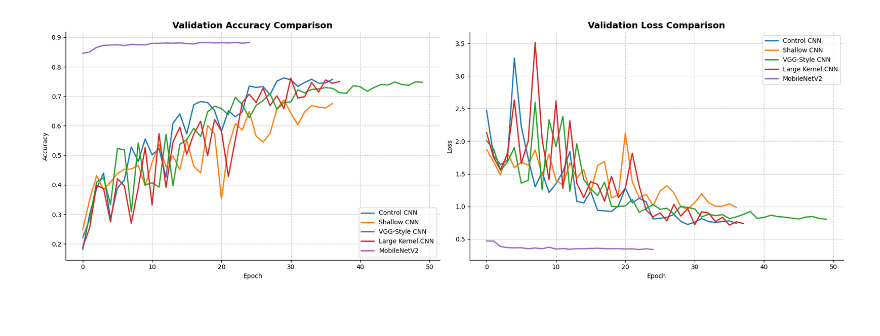
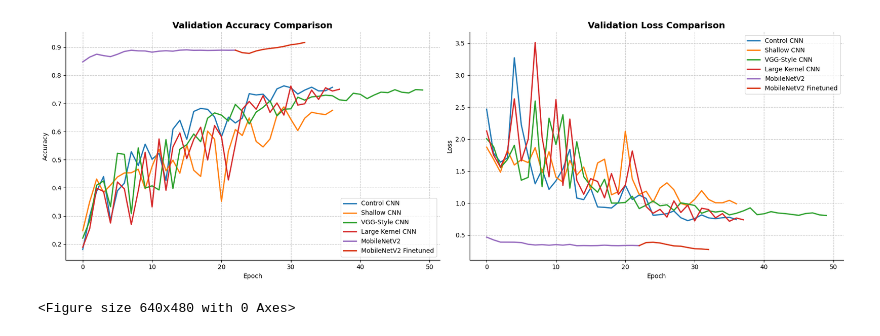
Before and after one commit to kvbek/garbage-sorting-nn, a Jupyter notebook: src/03_analysis.ipynb, the cells around one changed output. Drawn from its saved outputs; the diff is of its cells as text; code cells hidden in the pictures.

Commit message:
Updated analysis and model architecture files

```diff
--- a/src/03_analysis.ipynb
+++ b/src/03_analysis.ipynb
@@ -6,52 +19,80 @@ import os
 # Define the models and where to find their CSV logs
 # Update the paths if your files are named differently!
 models_to_plot = {
-    'Control CNN': '../logs/experiments/control_history.csv',
-    'Shallow CNN': '../logs/experiments/shallow_history.csv',
-    'VGG-Style CNN': '../logs/experiments/vgg_style_history.csv',
-    'Large Kernel CNN': '../logs/experiments/large_kernel_history.csv',
-    'MobileNetV2': '../logs/mobile_net_v2_history.csv' # Adjust this path if needed
+    'Control CNN': '../logs/control_history.csv',
+    'Shallow CNN': '../logs/shallow_history.csv',
+    'VGG-Style CNN': '../logs/vgg_style_history.csv',
+    'Large Kernel CNN': '../logs/large_kernel_history.csv',
+    'MobileNetV2': '../logs/mobilenet_v2_history.csv',
+    'MobileNetV2 Finetuned': '../logs/mobilenet_v2_finetuned_history.csv'
 }
 
 fig, ax = plt.subplots(1, 2, figsize=(18, 6))
 
-# Extended color palette for 5 models (added Purple for MobileNet)
-colors = ['#1f77b4', '#ff7f0e', '#2ca02c', '#d62728', '#9467bd']
+colors = ['#1f77b4', '#ff7f0e', '#2ca02c', '#d62728', '#9467bd', "#d72e0c"]
+
+# Variables to remember where Phase 1 ended
+phase1_length = 0
+phase1_last_acc = None
+phase1_last_loss = None
 
 for idx, (display_name, csv_path) in enumerate(models_to_plot.items()):
     if os.path.exists(csv_path):
-        # Read the CSV into a DataFrame
         history_df = pd.read_csv(csv_path)
 
-        # Plot Validation Accuracy
-        ax[0].plot(history_df['val_accuracy'], label=display_name, color=colors[idx], linewidth=2)
+        # 1. SPECIAL LOGIC FOR FINETUNED MODEL
+        if display_name == 'MobileNetV2 Finetuned' and phase1_length > 0:
+            # Shift X-axis so it starts exactly where Phase 1 ended
+            x_values = range(phase1_length - 1, phase1_length + len(history_df))
 
-        # Plot Validation Loss
-        ax[1].plot(history_df['val_loss'], label=display_name, color=colors[idx], linewidth=2)
+            # Prepend the final point of Phase 1 so the lines physically touch
+            y_acc = [phase1_last_acc] + history_df['val_accuracy'].tolist()
+            y_loss = [phase1_last_loss] + history_df['val_loss'].tolist()
+
+        # 2. STANDARD LOGIC FOR ALL OTHER MODELS
+        else:
+            x_values = history_df.index
+            y_acc = history_df['val_accuracy']
+            y_loss = history_df['val_loss']
+
+            # If this is the base MobileNet, save its final state before moving to the next loop
+            if display_name == 'MobileNetV2':
+                phase1_length = len(history_df)
+                phase1_last_acc = history_df['val_accuracy'].iloc[-1]
+                phase1_last_loss = history_df['val_loss'].iloc[-1]
+
+        # Plot Accuracy
+        ax[0].plot(x_values, y_acc, label=display_name, color=colors[idx], linewidth=2)
+
+        # Plot Loss
+        ax[1].plot(x_values, y_loss, label=display_name, color=colors[idx], linewidth=2)
+
     else:
         print(f"⚠️ Warning: Could not find {csv_path}. Skipping {display_name}.")
 
 # Format Accuracy Plot
 ax[0].set_title('Validation Accuracy Comparison', fontsize=14, fontweight='bold')
 ax[0].set_ylabel('Accuracy')
 ax[0].set_xlabel('Epoch')
 ax[0].legend(loc='lower right')
 ax[0].grid(True, linestyle='--', alpha=0.7)
 
 # Format Loss Plot
 ax[1].set_title('Validation Loss Comparison', fontsize=14, fontweight='bold')
 ax[1].set_ylabel('Loss')
 ax[1].set_xlabel('Epoch')
 ax[1].legend(loc='upper right')
 ax[1].grid(True, linestyle='--', alpha=0.7)
 
 # Clean up borders for a professional look
 for a in ax:
     for spine in ['top', 'right']:
         a.spines[spine].set_visible(False)
 
 plt.tight_layout()
 plt.show()
+plt.savefig('../plots/learning-comparison.png', dpi=300)
 # %% [output]
-[figure, old version]
+[figure, new version]
+<Figure size 640x480 with 0 Axes>
 # %%
```
Also changed, not shown: parts of 5 cells of this notebook, 1 other file.
